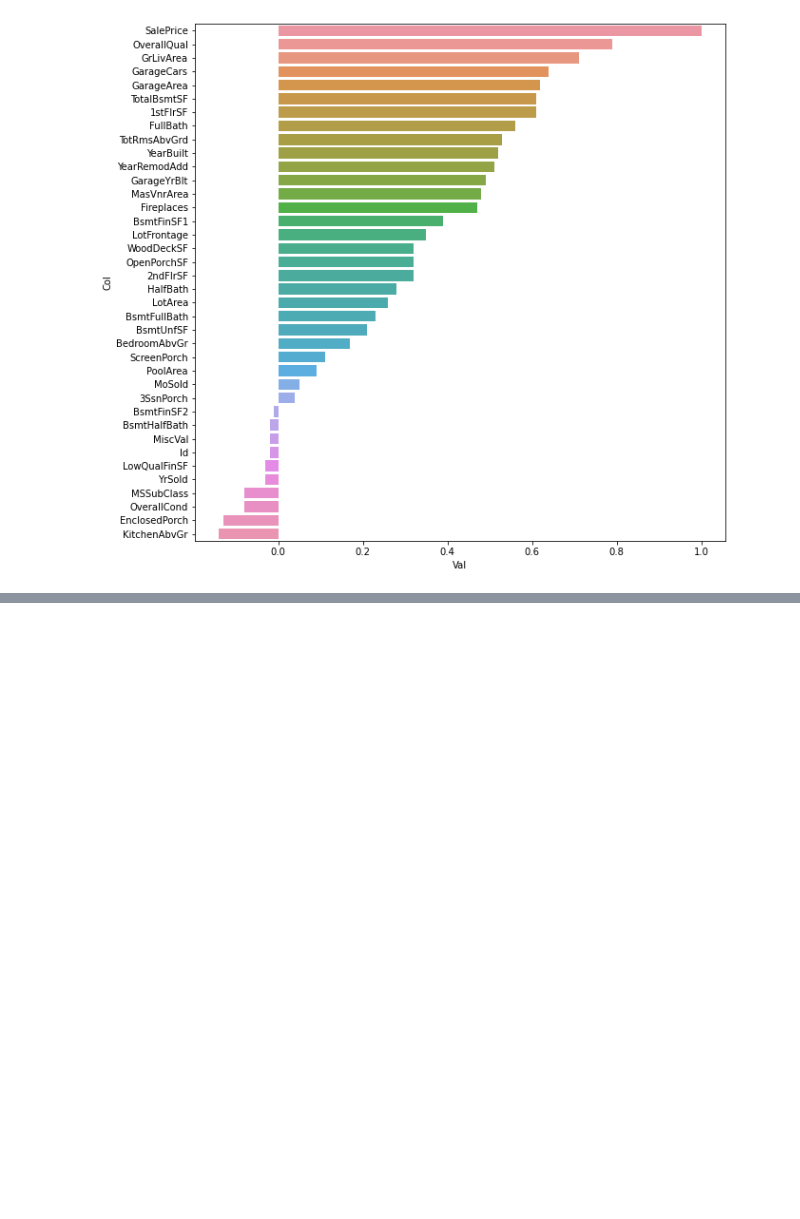
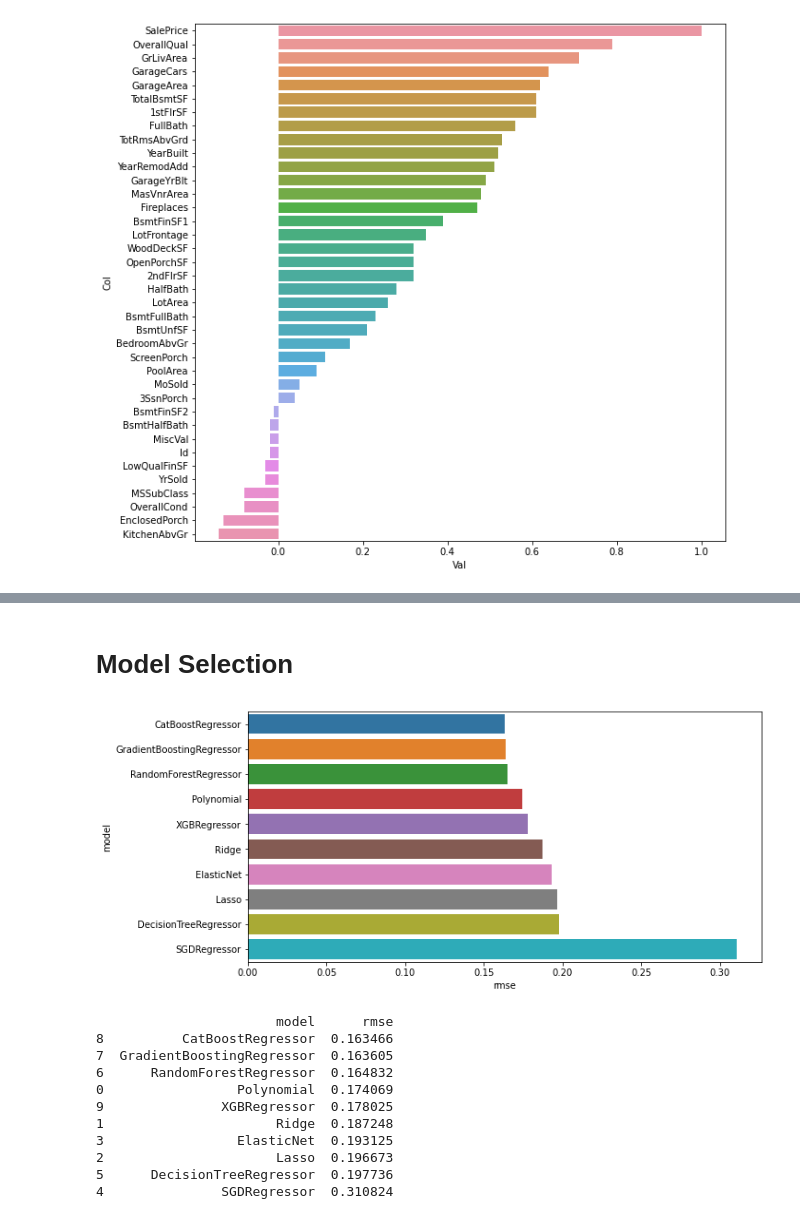
Before and after one commit to Nikalozj/House-Prices-Kaggle, a Jupyter notebook: Exploratory Data Analysis.ipynb, the cells around one changed output, grey strips where cells are left out. Drawn from its saved outputs; the diff is of its cells as text; code cells hidden in the pictures; blank space fills up the shorter version.

```diff
--- a/Exploratory Data Analysis.ipynb
+++ b/Exploratory Data Analysis.ipynb
@@ -76,0 +82,6 @@ print_sales_corr(housing)
+# %%
+scaler = StandardScaler()
+
+X = np.log1p(X)
+# %%
+X = pd.DataFrame(X, columns = q_cols)
@@ -76,0 +142,2 @@ print_sales_corr(housing)
+# %% [markdown]
+# Model Selection
@@ -76,0 +257,15 @@ print_sales_corr(housing)
+# %%
+predict(X_train, y_train, X_test, y_test)
+# %% [output]
+[figure, added]
+                       model      rmse
+8          CatBoostRegressor  0.163466
+7  GradientBoostingRegressor  0.163605
+6      RandomForestRegressor  0.164832
+0                 Polynomial  0.174069
+9               XGBRegressor  0.178025
+1                      Ridge  0.187248
+3                 ElasticNet  0.193125
+2                      Lasso  0.196673
+5      DecisionTreeRegressor  0.197736
+4               SGDRegressor  0.310824
```
Also changed, not shown: parts of 15 cells of this notebook.
